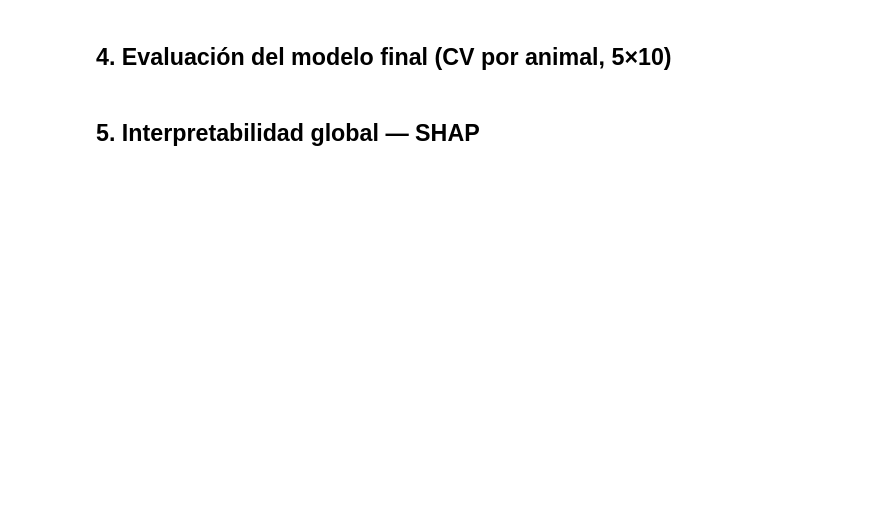
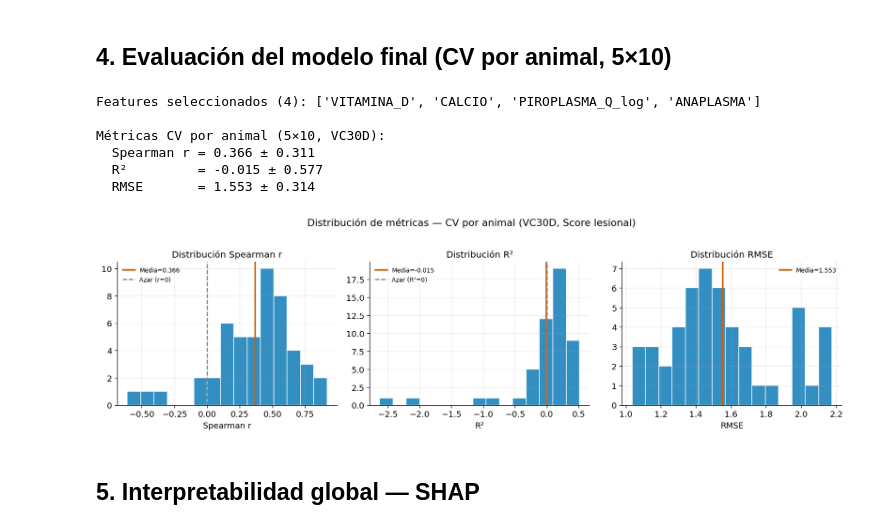
Before and after one commit to obarquero/Tuberculosis_VitD, a Jupyter notebook: analysis_completo/04e_VC30D_CV_Animal_ScoreLesional.ipynb, the cells around one changed output. Cells and saved outputs as stored; diff of their text form; code cells hidden in the pictures; blank space fills up the shorter version.

```diff
--- a/analysis_completo/04e_VC30D_CV_Animal_ScoreLesional.ipynb
+++ b/analysis_completo/04e_VC30D_CV_Animal_ScoreLesional.ipynb
@@ -177,32 +216,41 @@ print(f"\nFeatures SELECCIONADOS ({len(SELECTED_4E)}): {SELECTED_4E}")
 # %% [markdown]
 ## 4. Evaluación del modelo final (CV por animal, 5×10)
 # %%
+SELECTED_4E = ['VITAMINA_D', 'CALCIO', 'PIROPLASMA_Q_log','ANAPLASMA']
 Xs = X_all[SELECTED_4E].copy()
 print(f"Features seleccionados ({len(SELECTED_4E)}): {SELECTED_4E}\n")
 
 detailed_df = cv_metrics_4e(SELECTED_4E, X_all, y, cv=CV_OUTER, detailed=True, n_estimators=700)
 m = detailed_df.mean(); s = detailed_df.std()
 
 print(f"Métricas CV por animal (5×10, {GRANJA}):")
 print(f"  Spearman r = {m.spearman:.3f} ± {s.spearman:.3f}")
 print(f"  R²         = {m.r2:.3f} ± {s.r2:.3f}")
 print(f"  RMSE       = {m.rmse:.3f} ± {s.rmse:.3f}")
 
 fig, axes = plt.subplots(1, 3, figsize=(14, 4))
 for ax, col, title, chance_val, chance_lbl in zip(
     axes,
     ["spearman", "r2", "rmse"],
     ["Spearman r", "R²", "RMSE"],
     [0, 0, None],
     ["Azar (r=0)", "Azar (R²=0)", None]):
     ax.hist(detailed_df[col].dropna(), bins=15, color=PALETTE[0], alpha=0.8, edgecolor="white")
     ax.axvline(detailed_df[col].mean(), color=PALETTE[1], lw=2,
                label=f"Media={detailed_df[col].mean():.3f}")
     if chance_val is not None:
         ax.axvline(chance_val, color="grey", ls="--", lw=1.5, label=chance_lbl)
     ax.set_xlabel(title); ax.set_title(f"Distribución {title}"); ax.legend(fontsize=8)
 plt.suptitle(f"Distribución de métricas — CV por animal ({GRANJA}, Score lesional)", y=1.02)
 plt.tight_layout(); plt.savefig("figures/fig_04e_metrics_dist.png", bbox_inches="tight"); plt.show()
+# %% [output]
+Features seleccionados (4): ['VITAMINA_D', 'CALCIO', 'PIROPLASMA_Q_log', 'ANAPLASMA']
+
+Métricas CV por animal (5×10, VC30D):
+  Spearman r = 0.366 ± 0.311
+  R²         = -0.015 ± 0.577
+  RMSE       = 1.553 ± 0.314
+[figure, added]
 # %% [markdown]
 ## 5. Interpretabilidad global — SHAP
 # %%
```
Also changed, not shown: parts of 9 cells of this notebook, 25 other files.
